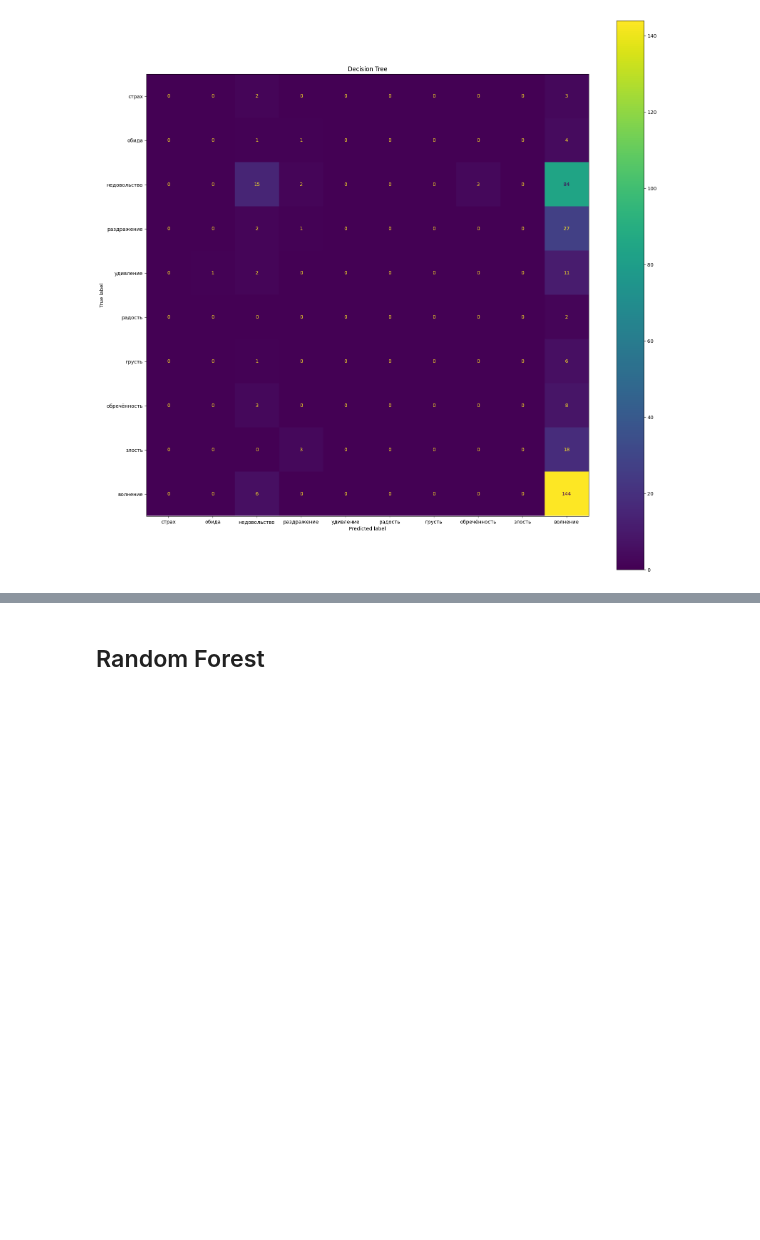
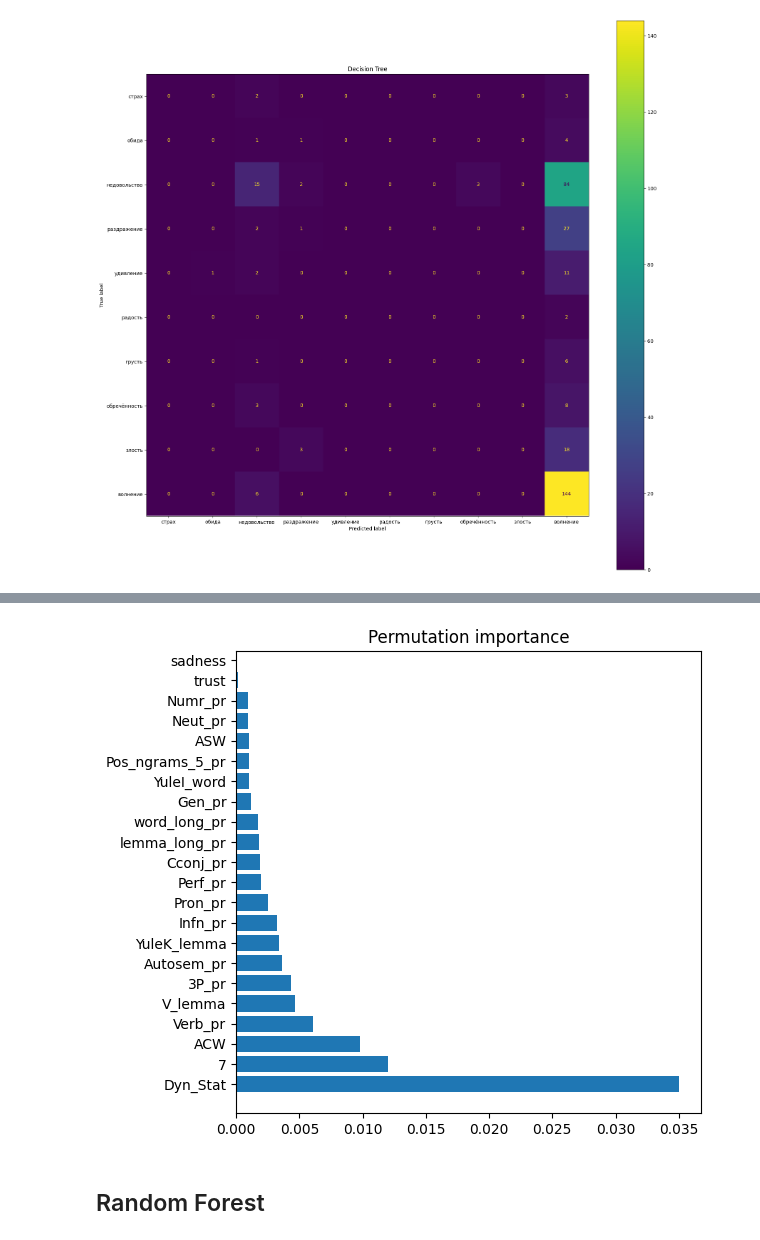
Before and after one commit to ZovutVanya/work_in_progress, a Jupyter notebook: ml_models_testing.ipynb, the cells around one changed output, grey strips where cells are left out. Saved outputs shown, nothing was run; the diff lists cells and outputs as text; code cells hidden in the pictures; blank space fills up the shorter version.

```diff
--- a/ml_models_testing.ipynb
+++ b/ml_models_testing.ipynb
@@ -328,3 +340,8 @@ show_conf_matrx(y_test, dec_tree.predict(X_test), dec_tree.classes_, "Decision T
+# %%
+perm_imp_dec_tree = permutation_importance(dec_tree, X_train, y_train, n_repeats=30, n_jobs=-1, random_state=42)
+show_feature_importances(perm_imp_dec_tree.importances_mean, X_test.columns, "Permutation importance")
+# %% [output]
+[figure, added]
 # %% [markdown]
 ## Random Forest
 # %%
```
Also changed, not shown: parts of 33 cells of this notebook, 3 other files.
